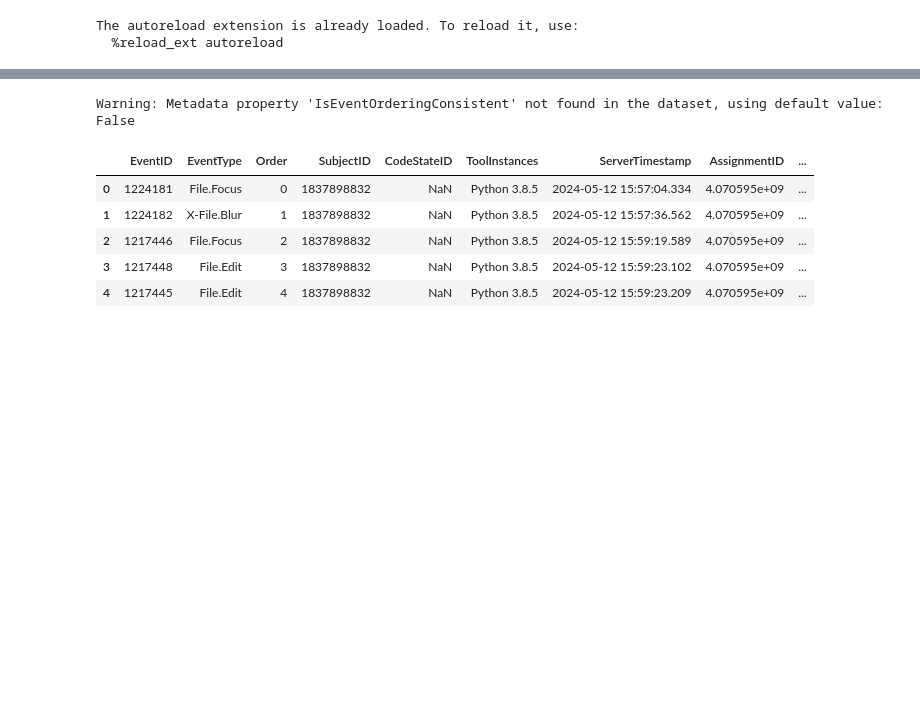
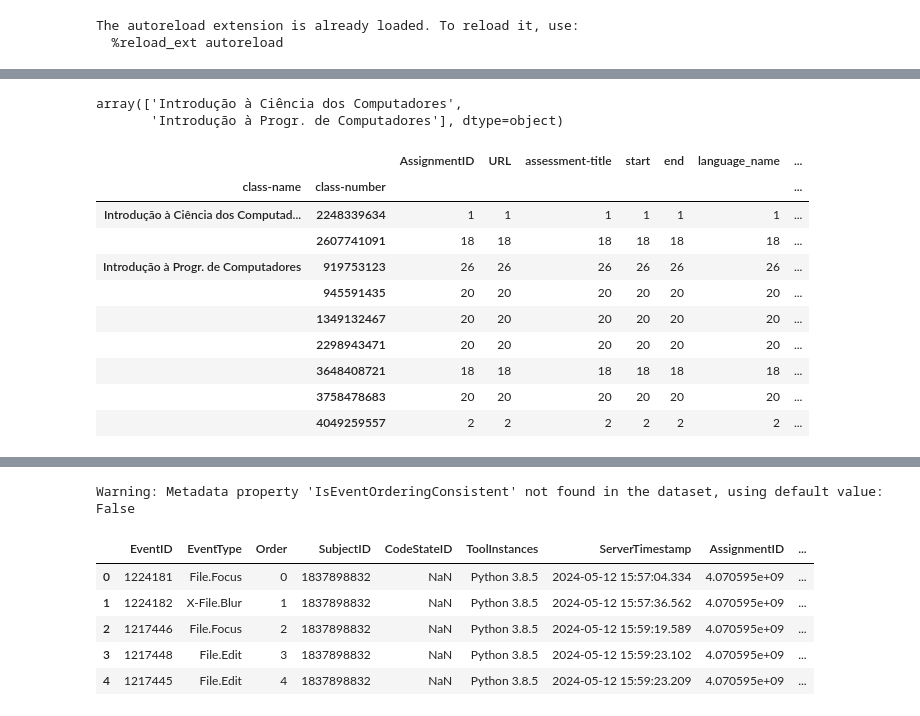
Before and after one commit to CSSPLICE/ProgSnapToolkit, a Jupyter notebook: test_anaytics.ipynb, the cells around one changed output, grey strips where cells are left out. Drawn from its saved outputs; the diff is of its cells as text; code cells hidden in the pictures; blank space fills up the shorter version.

```diff
--- a/test_anaytics.ipynb
+++ b/test_anaytics.ipynb
@@ -81,0 +165,19 @@ for step in proprocessing_steps:
+# %%
+assignments["class-name"].unique()
+# %% [output]
+array(['Introdução à Ciência dos Computadores',
+       'Introdução à Progr. de Computadores'], dtype=object)
+# %%
+assignments.groupby(["class-name", "class-number"]).count()
+# %% [output]
+|  |  | AssignmentID | URL | assessment-title | start | end | language_name | ... |
+| class-name | class-number |  |  |  |  |  |  | ... |
+| Introdução à Ciência dos Computad... | 2248339634 | 1 | 1 | 1 | 1 | 1 | 1 | ... |
+|  | 2607741091 | 18 | 18 | 18 | 18 | 18 | 18 | ... |
+| Introdução à Progr. de Computadores | 919753123 | 26 | 26 | 26 | 26 | 26 | 26 | ... |
+|  | 945591435 | 20 | 20 | 20 | 20 | 20 | 20 | ... |
+|  | 1349132467 | 20 | 20 | 20 | 20 | 20 | 20 | ... |
+|  | 2298943471 | 20 | 20 | 20 | 20 | 20 | 20 | ... |
+|  | 3648408721 | 18 | 18 | 18 | 18 | 18 | 18 | ... |
+|  | 3758478683 | 20 | 20 | 20 | 20 | 20 | 20 | ... |
+|  | 4049259557 | 2 | 2 | 2 | 2 | 2 | 2 | ... |
```
Also changed, not shown: parts of 15 cells of this notebook, 5 other files.
